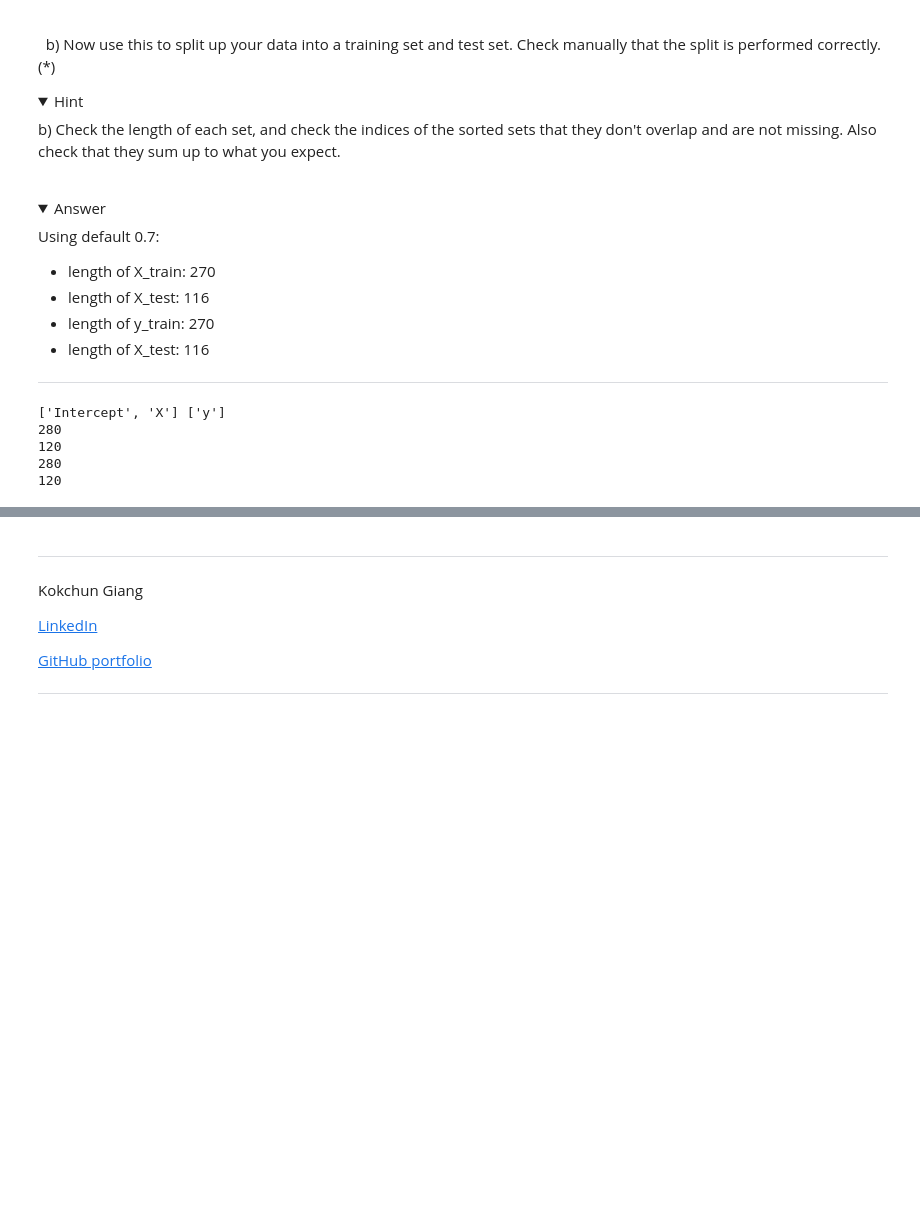
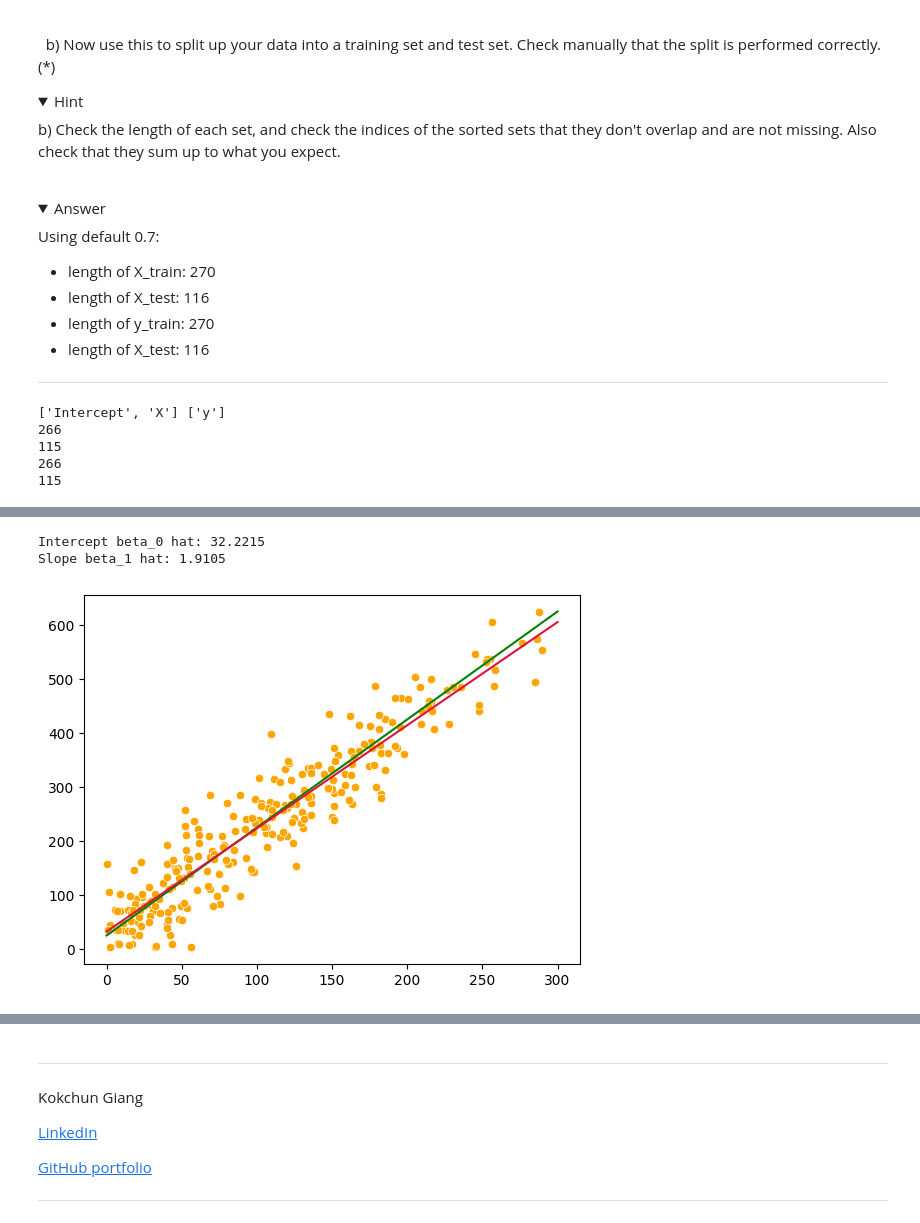
Before and after one commit to AlbotGoodman/machine-learning, a Jupyter notebook: Exercises/E00_linear_regression.ipynb, the cells around one changed output, grey strips where cells are left out. Cells and saved outputs as stored; diff of their text form; code cells hidden in the pictures; folded sections open; blank space fills up the shorter version.

```diff
--- a/Exercises/E00_linear_regression.ipynb
+++ b/Exercises/E00_linear_regression.ipynb
@@ -142,8 +142,6 @@ Using default 0.7:
 
 ---
 # %%
-from collections import Counter
-
 def train_test_split(X, y, train_fraction=0.7, random_state=42, replace=False):
 
     train_n = int(len(X) * train_fraction)
@@ -162,10 +160,10 @@ def train_test_split(X, y, train_fraction=0.7, random_state=42, replace=False):
     return (X_train, X_test, y_train, y_test)
 
 
-X = pd.DataFrame(X)
-y = pd.DataFrame(y)
+phone_X = pd.DataFrame(phone["X"])
+phone_y = pd.DataFrame(phone["y"])
 
-tupp: tuple = train_test_split(X, y)
+tupp: tuple = train_test_split(phone_X, phone_y)
 
 tupp = tuple(df.sort_index(axis=0) for df in tupp)
 ti_list = [df.index.to_list() for df in tupp]
@@ -176,10 +174,10 @@ for i, j in enumerate(tupp):
     print(len(tupp[i]))
 # %% [output]
 ['Intercept', 'X'] ['y']
-280
-120
-280
-120
+266
+115
+266
+115
 # %% [markdown]
 ## 2. Simple linear regression with normal equation (*)
 
@@ -205,3 +203,29 @@ It is important to keep track of the shapes of the vectors, matrices in order fo
 </details>
 
 ---
+# %%
+X_train, X_test, y_train, y_test = train_test_split(phone_X, phone_y)
+
+def array_flatten(X_train, X_test, y_train, y_test):
+    X_train, X_test = X_train.drop("Intercept", axis="columns"), X_test.drop("Intercept", axis="columns")
+    X_train, X_test, y_train, y_test = np.array(X_train), np.array(X_test), np.array(y_train), np.array(y_test)
+    X_train, X_test, y_train, y_test = X_train.flatten(), X_test.flatten(), y_train.flatten(), y_test.flatten()
+    return X_train, X_test, y_train, y_test
+
+
+X_train, X_test, y_train, y_test = array_flatten(X_train, X_test, y_train, y_test)
+
+beta_1, beta_0 = np.polyfit(X_train, y_train, deg=1)
+y_hat = lambda x: beta_0 + beta_1 * x
+
+print(f"Intercept beta_0 hat: {beta_0:.4f}")
+print(f"Slope beta_1 hat: {beta_1:.4f}")
+
+sns.scatterplot(x=X_train, y=y_train, color="orange")
+sns.lineplot(x=X_truth, y=y_truth, color="green")
+sns.lineplot(x=X_truth, y=y_hat(X_truth), color="crimson")
+plt.show()
+# %% [output]
+Intercept beta_0 hat: 32.2215
+Slope beta_1 hat: 1.9105
+[figure, added]
```
Also changed, not shown: parts of 3 cells of this notebook, 1 other file.
